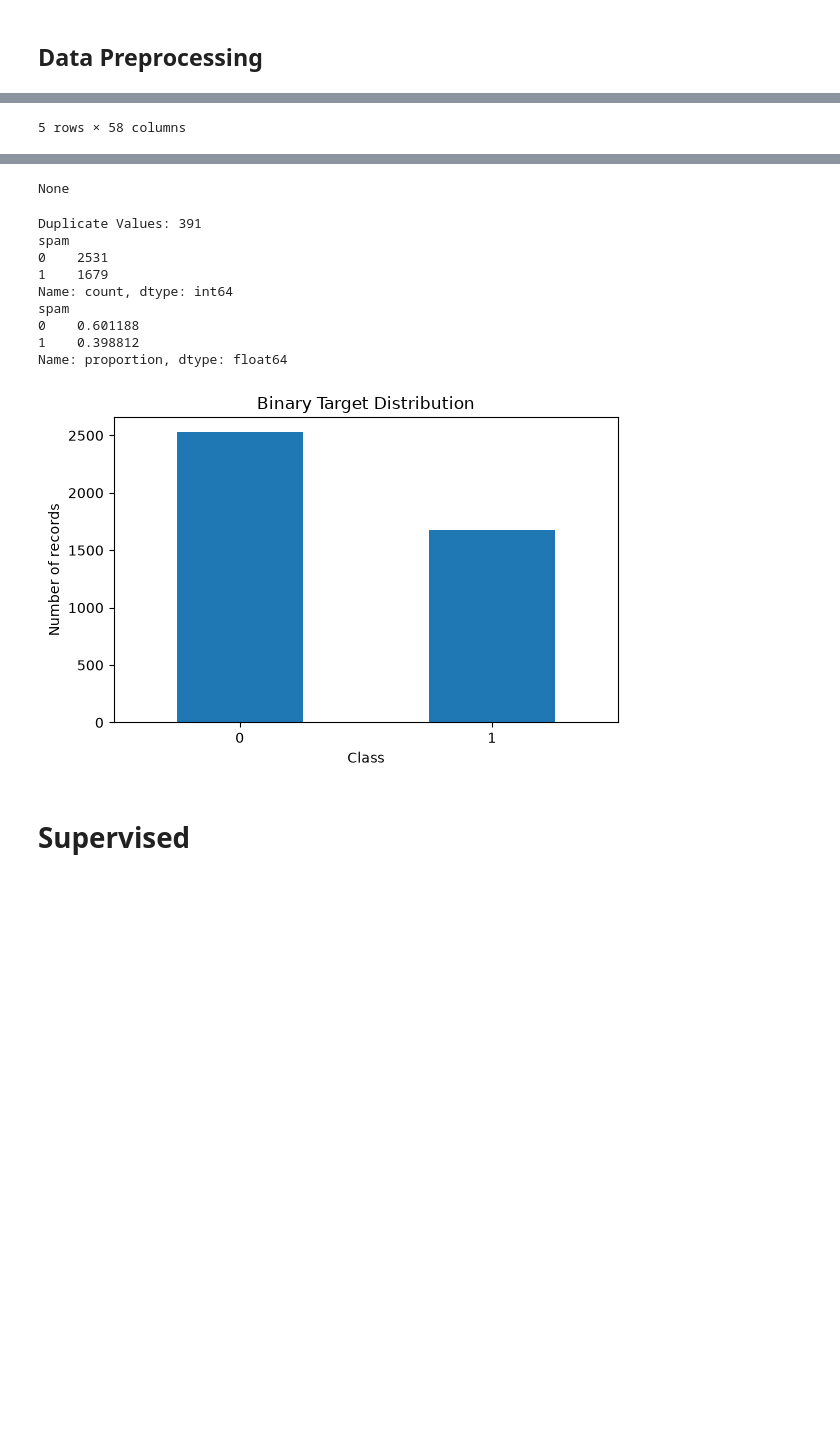
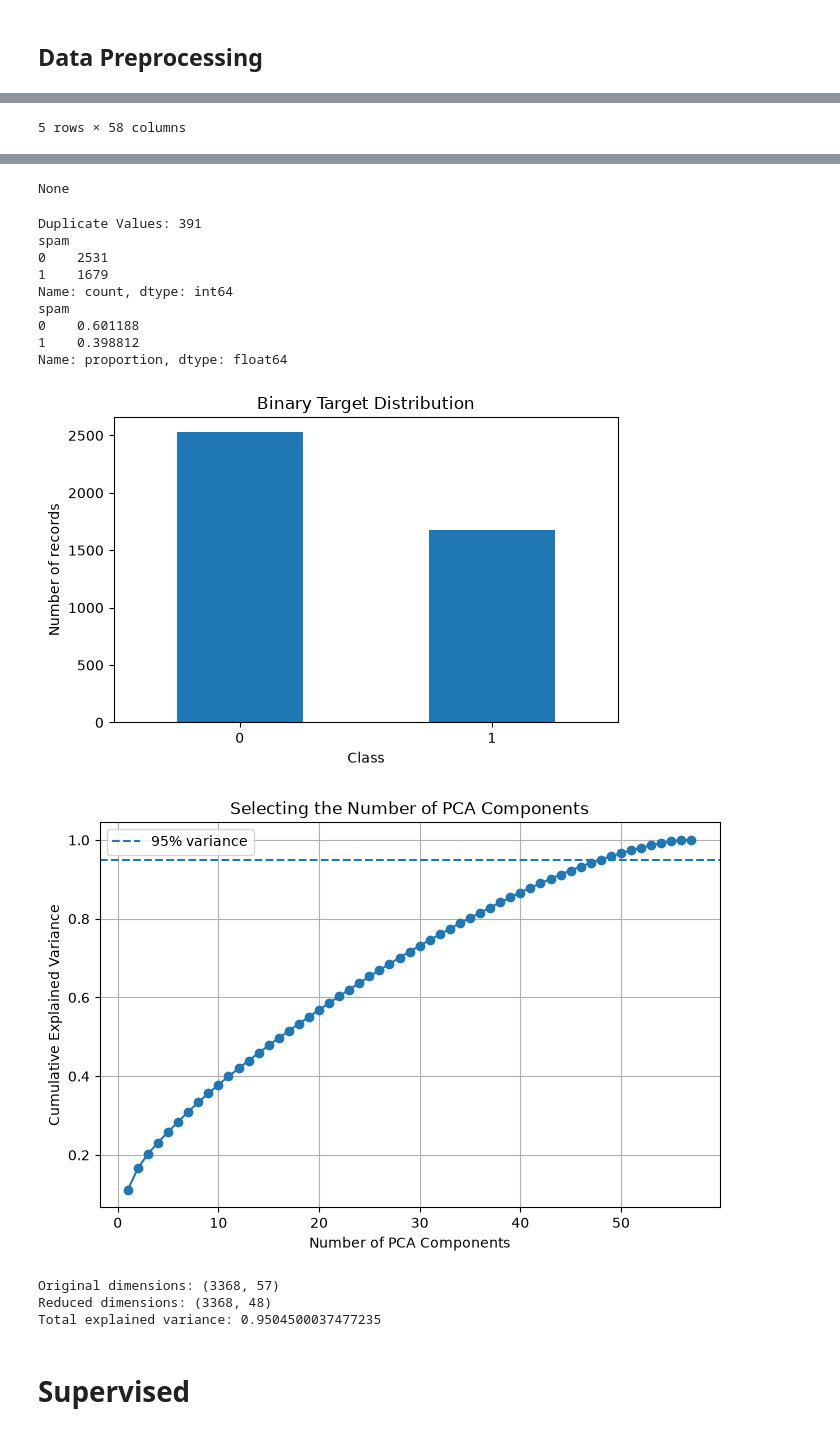
Before and after one commit to MAURXXX/Spam-Detection-using-ML-Models, a Jupyter notebook: app.ipynb, the cells around one changed output, grey strips where cells are left out. Cells and saved outputs as stored; diff of their text form; code cells hidden in the pictures; blank space fills up the shorter version.

```diff
--- a/app.ipynb
+++ b/app.ipynb
@@ -21,6 +27,8 @@ df, label_count = prep.cleaning(df)
 prep.distribution(label_count)
 
 X_train, X_test, y_train, y_test, class_names = prep.split(df)
+X_train_scaled, X_test_scaled = prep.scaling(X_train, X_test)
+X_train_pca, X_test_pca = prep.pca(X_train_scaled, X_test_scaled)
 # %% [output]
 |  | word_freq_make | word_freq_address | word_freq_all | word_freq_3d | word_freq_our | word_freq_over | ... |
 | 0 | 0.00 | 0.64 | 0.64 | 0.0 | 0.32 | 0.00 | ... |
@@ -30,33 +38,37 @@ X_train, X_test, y_train, y_test, class_names = prep.split(df)
 | 4 | 0.00 | 0.00 | 0.00 | 0.0 | 0.63 | 0.00 | ... |
 5 rows × 58 columns
 Shape of the dataset: (4601, 58)
 <class 'pandas.DataFrame'>
 RangeIndex: 4601 entries, 0 to 4600
 Data columns (total 58 columns):
  #   Column                      Non-Null Count  Dtype
 ---  ------                      --------------  -----
  0   word_freq_make              4601 non-null   float64
  1   word_freq_address           4601 non-null   float64
  2   word_freq_all               4601 non-null   float64
  3   word_freq_3d                4601 non-null   float64
  4   word_freq_our               4601 non-null   float64
  5   word_freq_over              4601 non-null   float64
 ... (50 lines left out)
  56  capital_run_length_total    4601 non-null   int64
  57  spam                        4601 non-null   int64
 dtypes: float64(55), int64(3)
 memory usage: 2.0 MB
 None
 Duplicate Values: 391
 spam
 0    2531
 1    1679
 Name: count, dtype: int64
 spam
 0    0.601188
 1    0.398812
 Name: proportion, dtype: float64
 [figure]
+[figure, added]
+Original dimensions: (3368, 57)
+Reduced dimensions: (3368, 48)
+Total explained variance: 0.9504500037477235
 # %% [markdown]
 # Supervised
 # %% [markdown]
```
Also changed, not shown: parts of 57 cells of this notebook, 5 other files.
